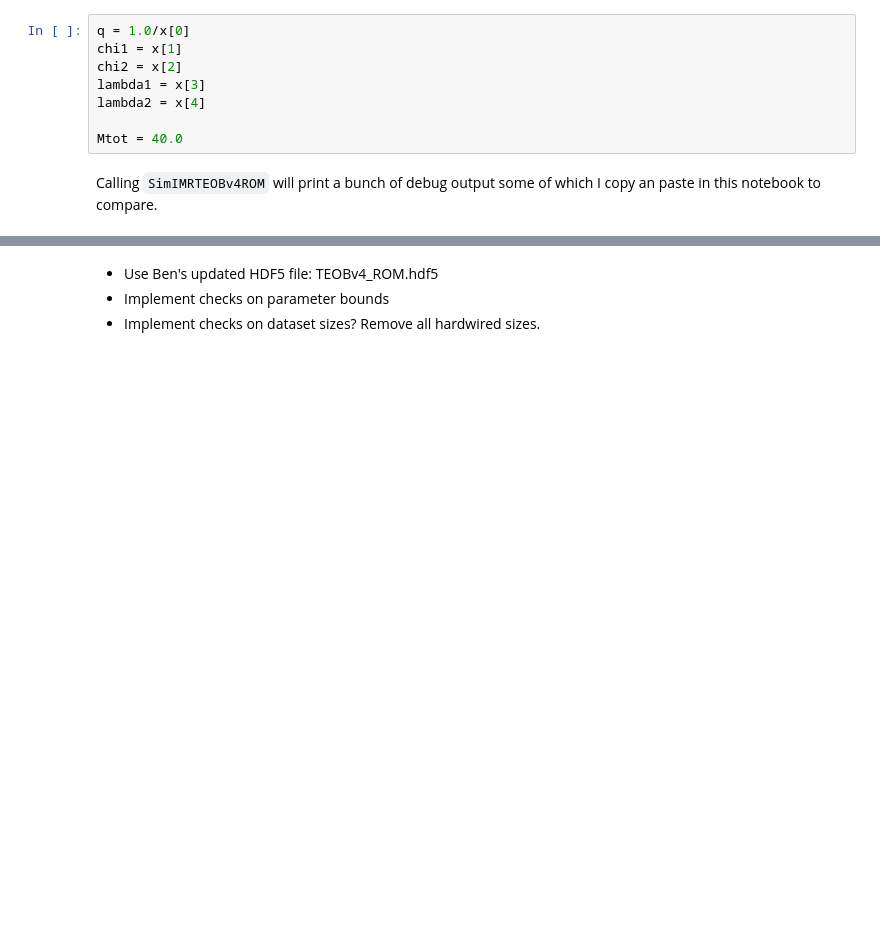
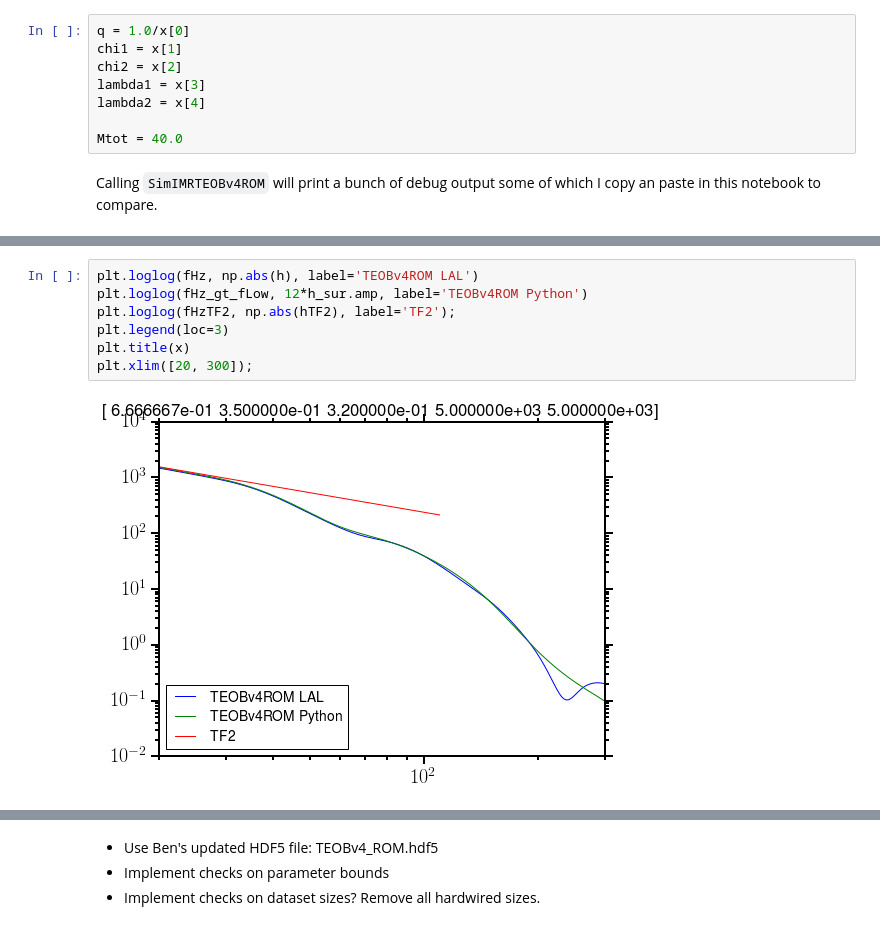
Before and after one commit to benjaminlackey/gpsurrogate, a Jupyter notebook: src/TEOB-LAL-implementation/LalsuiteSurrogate_MP.ipynb, the cells around one changed output, grey strips where cells are left out. Saved outputs shown, nothing was run; the diff lists cells and outputs as text; blank space fills up the shorter version.

```diff
--- a/src/TEOB-LAL-implementation/LalsuiteSurrogate_MP.ipynb
+++ b/src/TEOB-LAL-implementation/LalsuiteSurrogate_MP.ipynb
@@ -927,0 +1091,9 @@ hp, hc = LS.SimIMRTEOBv4ROM(phiRef, deltaF, fLow, fHigh, fRef, distance, inclina
+# %%
+plt.loglog(fHz, np.abs(h), label='TEOBv4ROM LAL')
+plt.loglog(fHz_gt_fLow, 12*h_sur.amp, label='TEOBv4ROM Python')
+plt.loglog(fHzTF2, np.abs(hTF2), label='TF2');
+plt.legend(loc=3)
+plt.title(x)
+plt.xlim([20, 300]);
+# %% [output]
+[figure, added]
```
Also changed, not shown: parts of 52 cells of this notebook, 1 other file.
